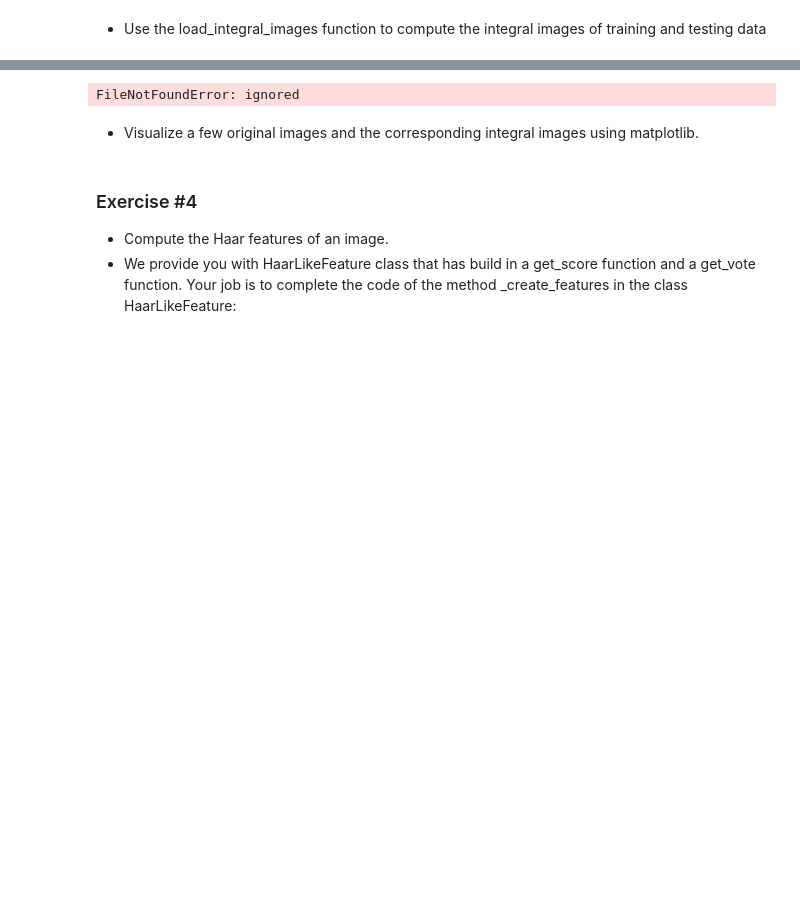
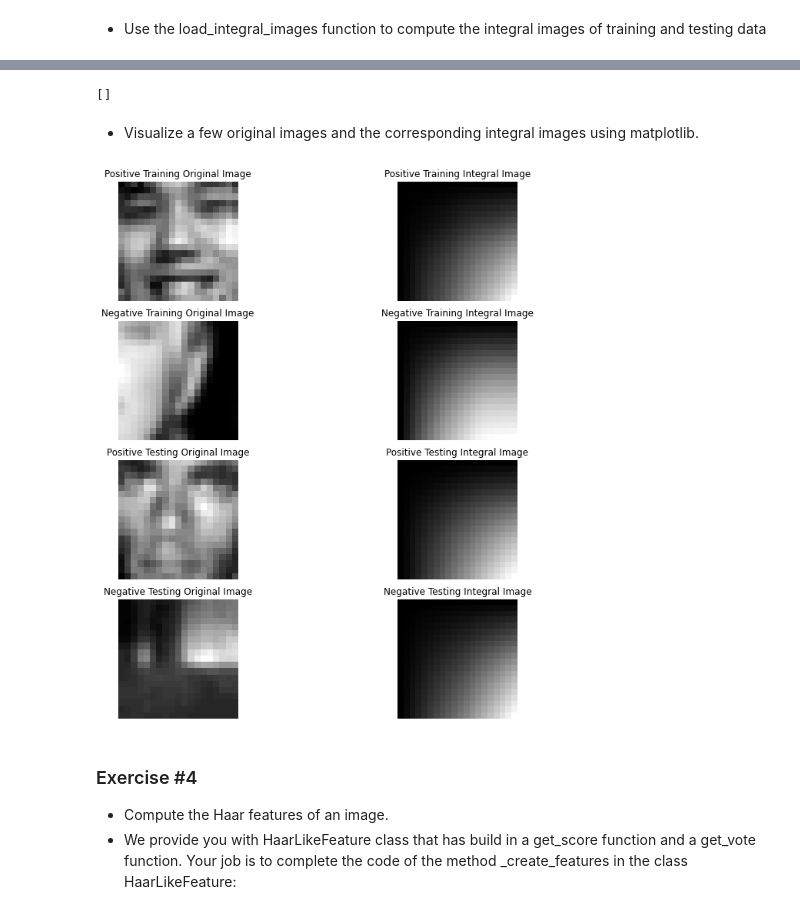
Before and after one commit to mario-rot/ComputerVisionCourse-MAI, a Jupyter notebook: Session 6/P6_Mario_Lauren.ipynb, the cells around one changed output, grey strips where cells are left out. Drawn from its saved outputs; the diff is of its cells as text; code cells hidden in the pictures; blank space fills up the shorter version.

```diff
--- a/Session 6/P6_Mario_Lauren.ipynb
+++ b/Session 6/P6_Mario_Lauren.ipynb
@@ -156,18 +326,21 @@ print(sum_region(ii_img_array, [0, 0], [-1, -1]))
 # %%
 def load_integral_images(path):
     ii_images = []
+    original_images = []
     for _file in os.listdir(path):
         #### Complete here:
         #### Read image
         #### Remember to scale the images (with the max pixel intensity value)
+        if _file[-4:] == '.png':
 
-        curr_file = plt.imread(_file)
-        ii_img = compute_integral_image(curr_file)
-        max_pixel = ii_img.max()
-        ii_img = ii_img / max_pixel
-        ii_images.append(ii_img)
+          curr_file = plt.imread(path +'/'+ _file)
+          original_images.append(curr_file)
+          ii_img = compute_integral_image(curr_file)
+          max_pixel = ii_img.max()
+          ii_img = ii_img / max_pixel
+          ii_images.append(ii_img)
 
-    return ii_images
+    return original_images, ii_images
 
 
 # With this function we are reading each file in the folder, calculating its integral image and after that normalizing the image.
@@ -188,10 +359,12 @@ neg_testing_path = os.path.join(root_dir, 'test_data/non_faces')
 # %%
 # solution
-pos_training_ii = load_integral_images(pos_training_path)
-neg_training_ii = load_integral_images(neg_training_path)
-pos_testing_ii = load_integral_images(pos_testing_path)
-neg_testing_ii = load_integral_images(neg_testing_path)
+pos_training_orig, pos_training_ii = load_integral_images(pos_training_path)
+neg_training_orig, neg_training_ii = load_integral_images(neg_training_path)
+pos_testing_orig, pos_testing_ii = load_integral_images(pos_testing_path)
+neg_testing_orig, neg_testing_ii = load_integral_images(neg_testing_path)
-# %% [output]
-FileNotFoundError: ignored
+# %%
+pos_training_orig
+# %% [output]
+[]
 # %% [markdown]
 *   Visualize a few original images and the corresponding integral images using matplotlib.
@@ -200,3 +371,18 @@ FileNotFoundError: ignored
+# %%
+# solution
+
+
+imgs = [pos_training_orig[0], pos_training_ii[0], neg_training_orig[0], neg_training_ii[0],
+        pos_testing_orig[0], pos_testing_ii[0], neg_testing_orig[0], neg_testing_ii[0]]
+
+titles = ['Positive Training Original Image', 'Positive Training Integral Image',
+          'Negative Training Original Image', 'Negative Training Integral Image',
+          'Positive Testing Original Image', 'Positive Testing Integral Image',
+          'Negative Testing Original Image', 'Negative Testing Integral Image']
+
+custom_grids(imgs, 4, 2, cmap='gray', axis='off', titles=titles).show()
+# %% [output]
+[figure, added]
 # %% [markdown]
 ### Exercise #4
 
```
Also changed, not shown: parts of 26 cells of this notebook.
